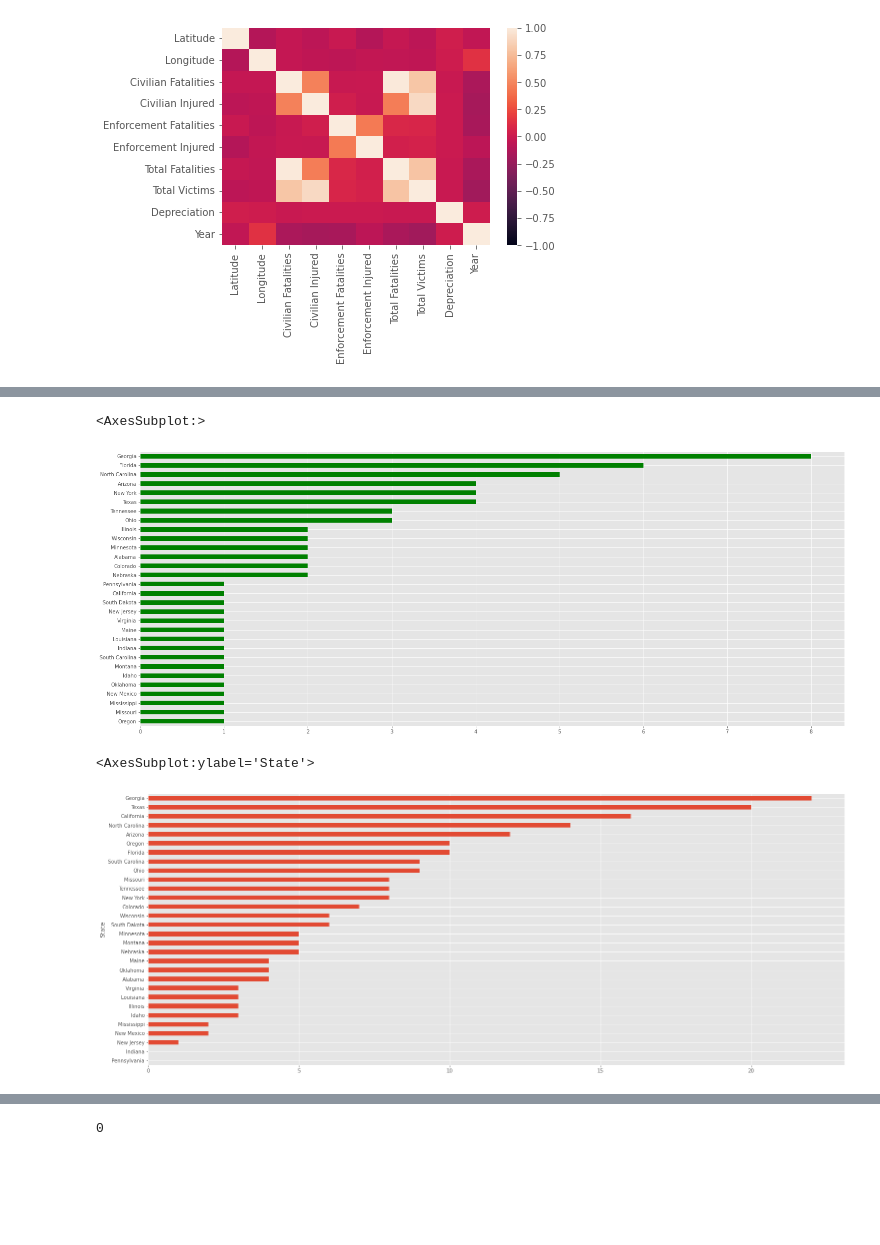
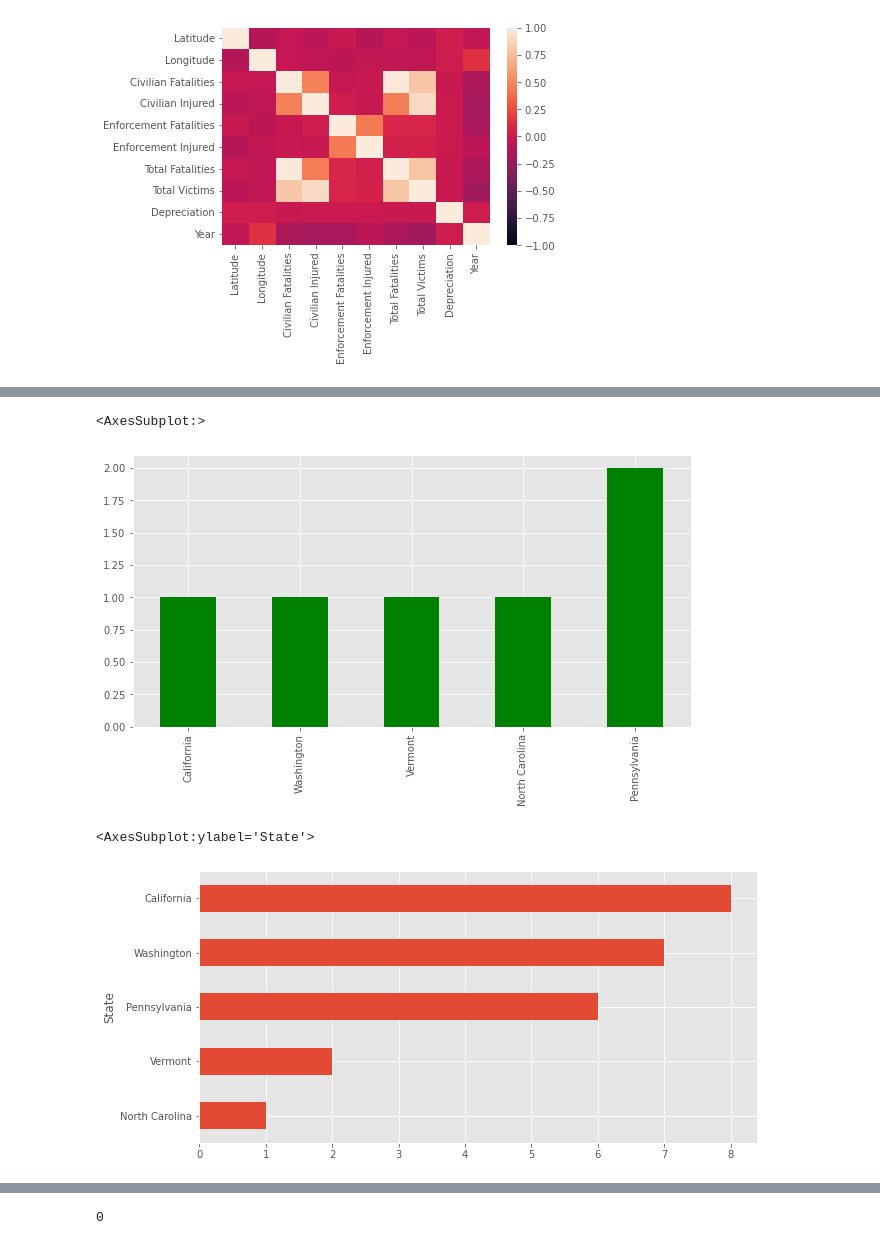
Before and after one commit to AlexAbdullah/project_redux, a Jupyter notebook: mass_shooting_analysis.ipynb, the cells around one changed output, grey strips where cells are left out. Drawn from its saved outputs; the diff is of its cells as text; code cells hidden in the pictures; blank space fills up the shorter version.

```diff
--- a/mass_shooting_analysis.ipynb
+++ b/mass_shooting_analysis.ipynb
@@ -229,6 +237,8 @@ In 2015, Georgia had the highest number of shootings in the US. There was a tota
 # %%
-big_15 = big_shoot_df['Year'] == 2015
-big_shoot_15 = big_shoot_df[big_15]
-big_shoot_15.head()
+big_06 = big_shoot_df['Year'] == 2006
+big_shoot_06 = big_shoot_df[big_06]
+pd.set_option('display.max_columns', None)
+pd.set_option('display.max_rows', None)
+big_shoot_06
 # %% [output]
 |  | Title | Location | City | State | Latitude | Longitude | Civilian Fatalities | Civilian Injured | ... |
@@ -239,0 +251,3 @@ big_shoot_15.head()
+# %%
+big_shoot_06 = big_shoot_06.drop(['Day','Average Shooter Age','Military Experience'],axis=1)
+big_shoot_06
@@ -240,13 +262,13 @@ big_shoot_15.head()
 # %%
-state_15 = big_shoot_15['State'].value_counts().sort_values()
-state_15.plot(kind='barh',figsize=(25,10),color='green')
+state_06 = big_shoot_06['State'].value_counts().sort_values()
+state_06.plot(kind='bar',figsize=(10,5),color='green')
 # %% [output]
 <AxesSubplot:>
-[figure, old version]
+[figure, new version]
 # %%
-state_fatal_15 = big_shoot_15.groupby('State')['Total Fatalities'].sum().sort_values()
-state_fatal_15.plot(kind='barh',figsize=(25,10))
+state_fatal_06 = big_shoot_06.groupby('State')['Total Fatalities'].sum().sort_values()
+state_fatal_06.plot(kind='barh',figsize=(10,5))
 # %% [output]
 <AxesSubplot:ylabel='State'>
-[figure, old version]
+[figure, new version]
 # %%
```
Also changed, not shown: parts of 35 cells of this notebook.
